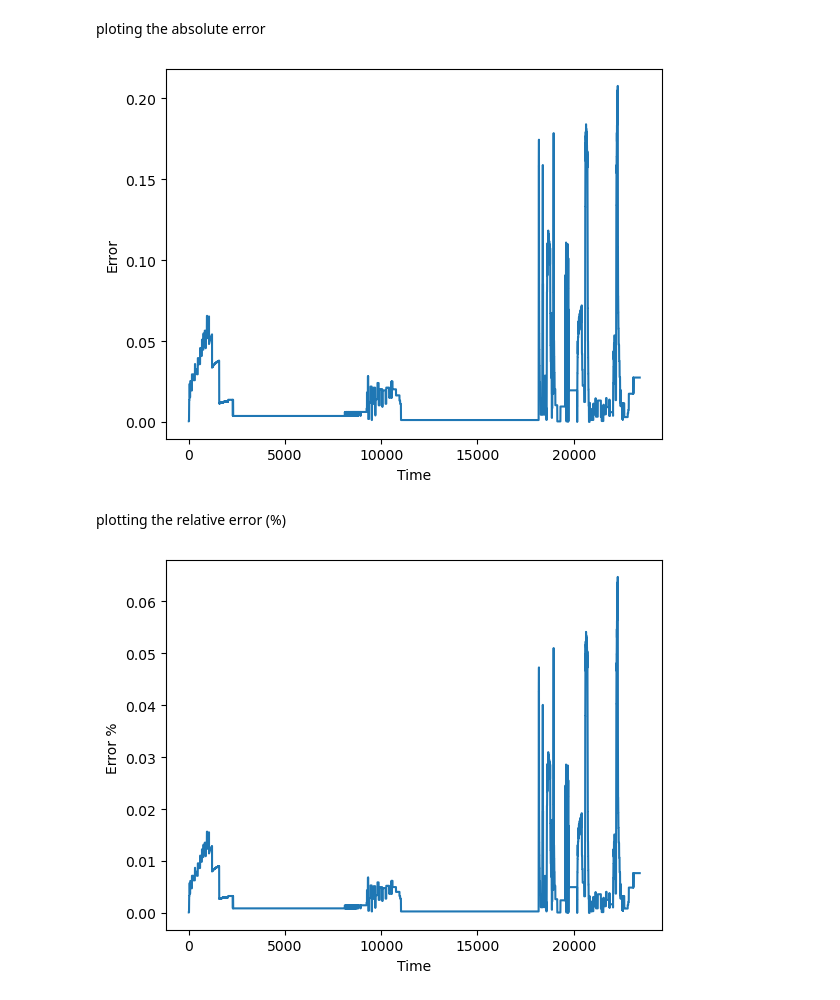
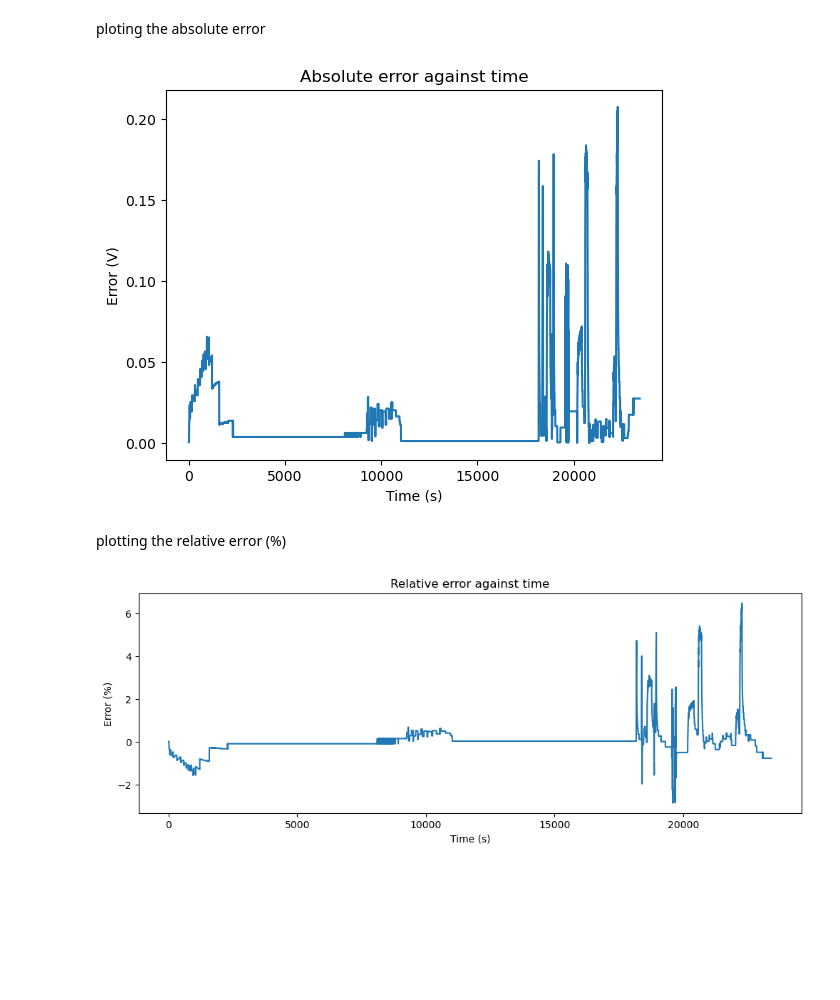
Before and after one commit to feyzijan/BatteryModelling, a Jupyter notebook: FCTT Project 1 Part 1.ipynb, the cells around one changed output. Saved outputs shown, nothing was run; the diff lists cells and outputs as text; code cells hidden in the pictures; blank space fills up the shorter version.

```diff
--- a/FCTT Project 1 Part 1.ipynb
+++ b/FCTT Project 1 Part 1.ipynb
@@ -170,24 +87,27 @@ ploting the absolute error
 # %%
 Error = []
 for k in range(len(T)):
     Error.append(np.abs(Volt[k] - Voltpredict[k]))
 plt.figure()
 plt.plot(T,Error)
-plt.xlabel("Time")
-plt.ylabel("Error")
+plt.xlabel("Time (s)")
+plt.ylabel("Error (V)")
+plt.title("Absolute error against time")
 plt.show()
 # %% [output]
-[figure, old version]
+[figure, new version]
 # %% [markdown]
 plotting the relative error (%)
 # %%
 Error = []
 for k in range(len(T)):
-    Error.append(np.abs(Volt[k] - Voltpredict[k])/Volt[k])
-plt.figure()
-plt.plot(T,Error)
-plt.xlabel("Time")
-plt.ylabel("Error % ")
+    Error.append((Voltpredict[k] - Volt[k])/Volt[k]*100)
+
+fig, ax = plt.subplots(figsize=(12,4))
+ax.plot(T,Error)
+plt.xlabel("Time (s)")
+plt.ylabel("Error (%)")
+plt.title("Relative error against time")
 plt.show()
 # %% [output]
-[figure, old version]
+[figure, new version]
```
Also changed, not shown: parts of 20 cells of this notebook.
